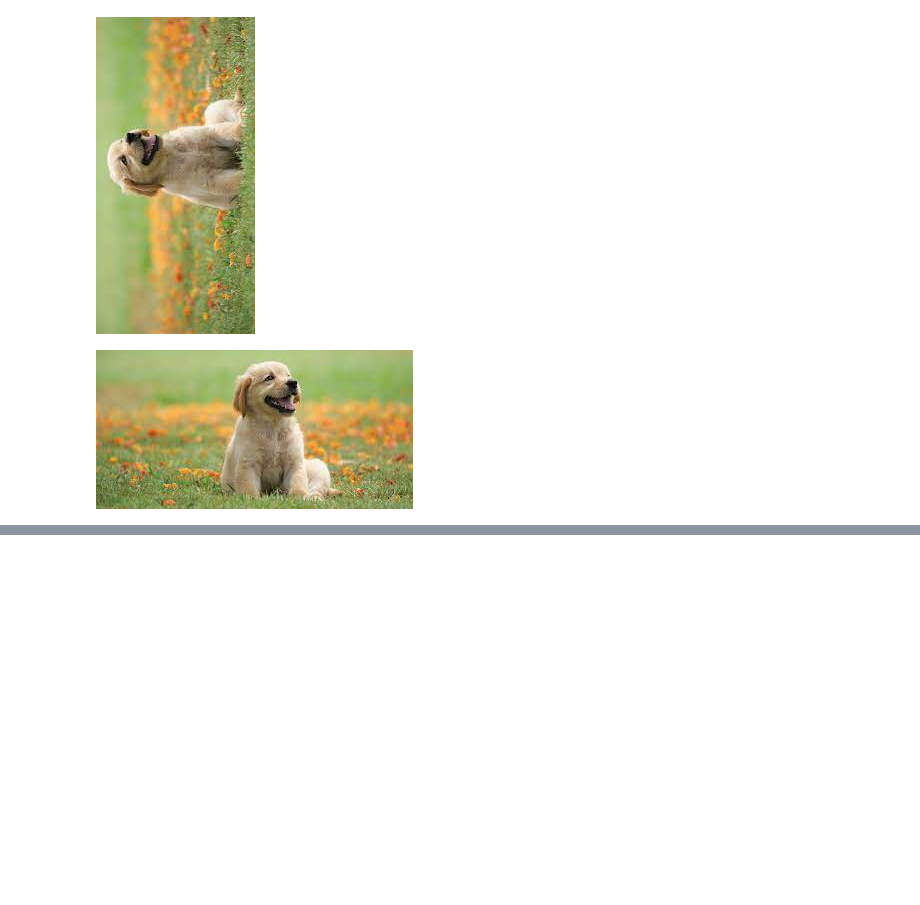
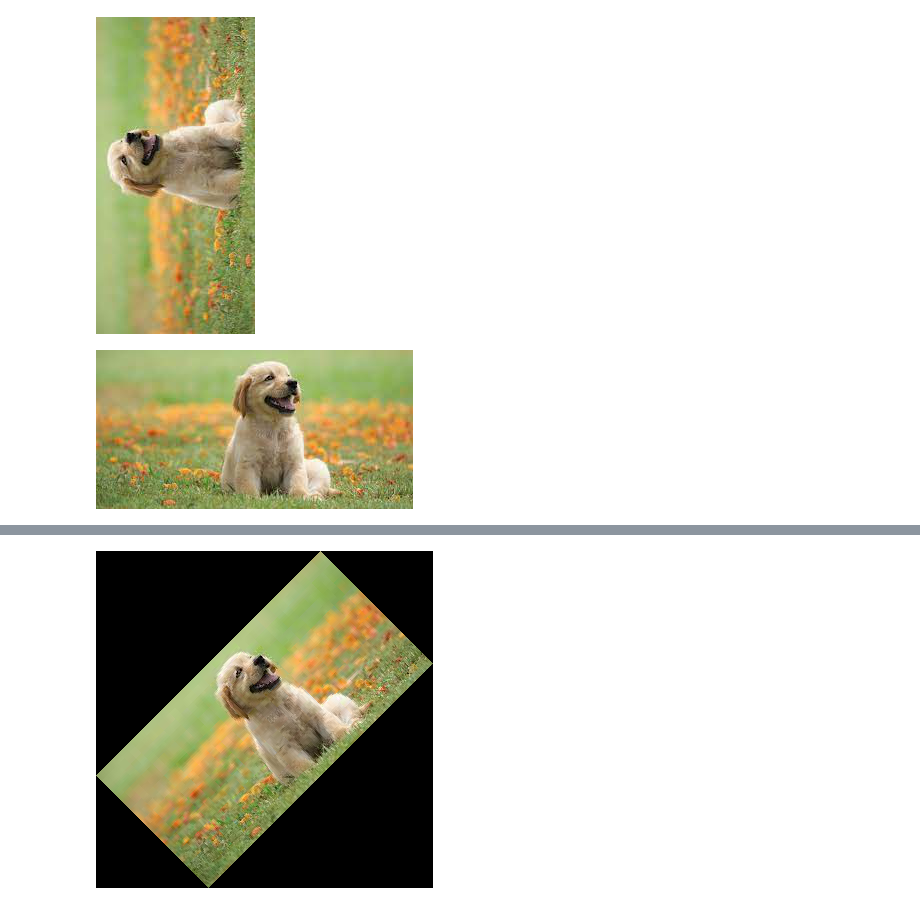
Before and after one commit to AllergicAlligator/Test, a Jupyter notebook: 20220620.ipynb, the cells around one changed output, grey strips where cells are left out. Drawn from its saved outputs; the diff is of its cells as text; code cells hidden in the pictures; blank space fills up the shorter version.

```diff
--- a/20220620.ipynb
+++ b/20220620.ipynb
@@ -77,0 +82,4 @@ im
+# %%
+im.rotate(45,expand=True)
+# %% [output]
+[figure, added]
```
Also changed, not shown: parts of 20 cells of this notebook.
